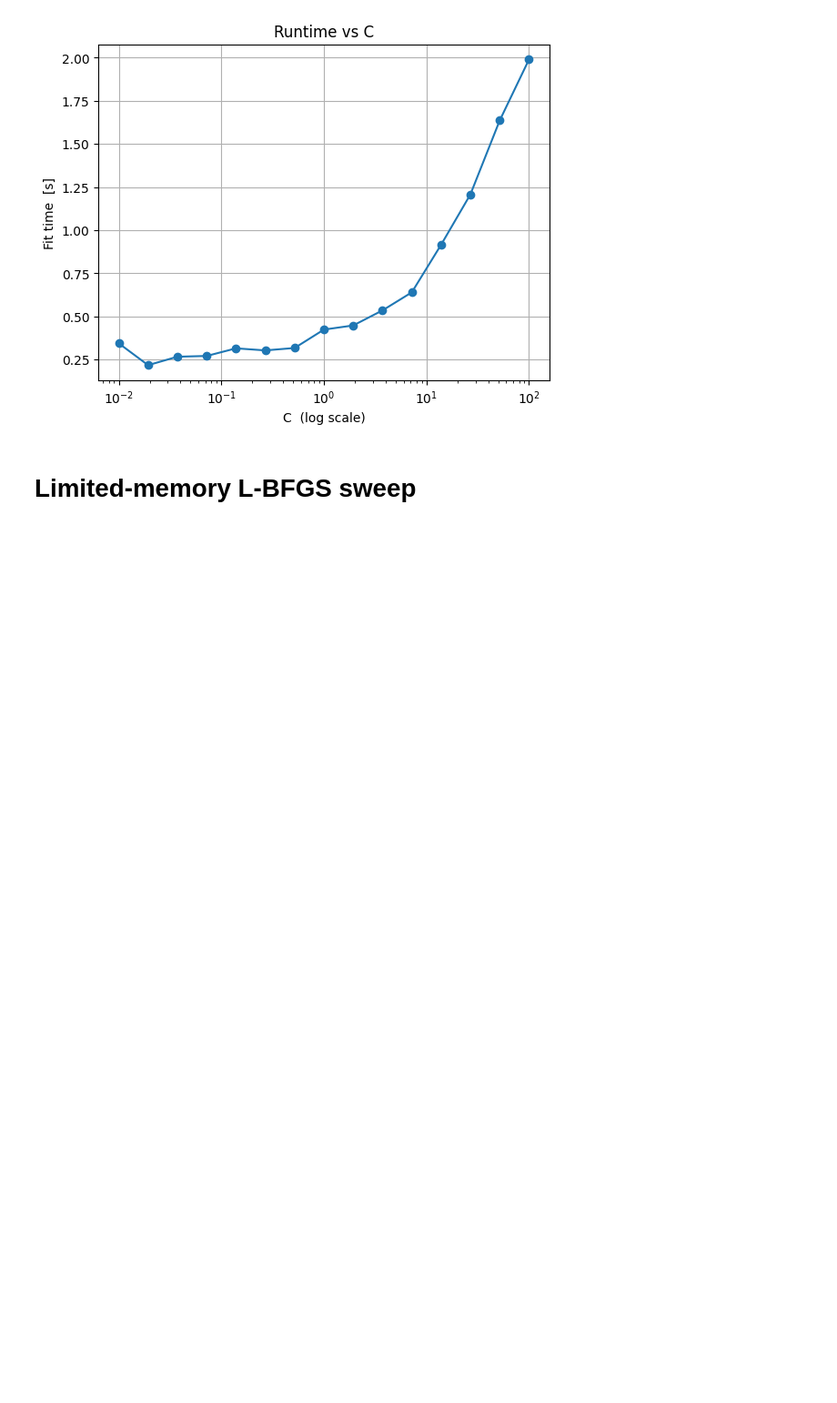
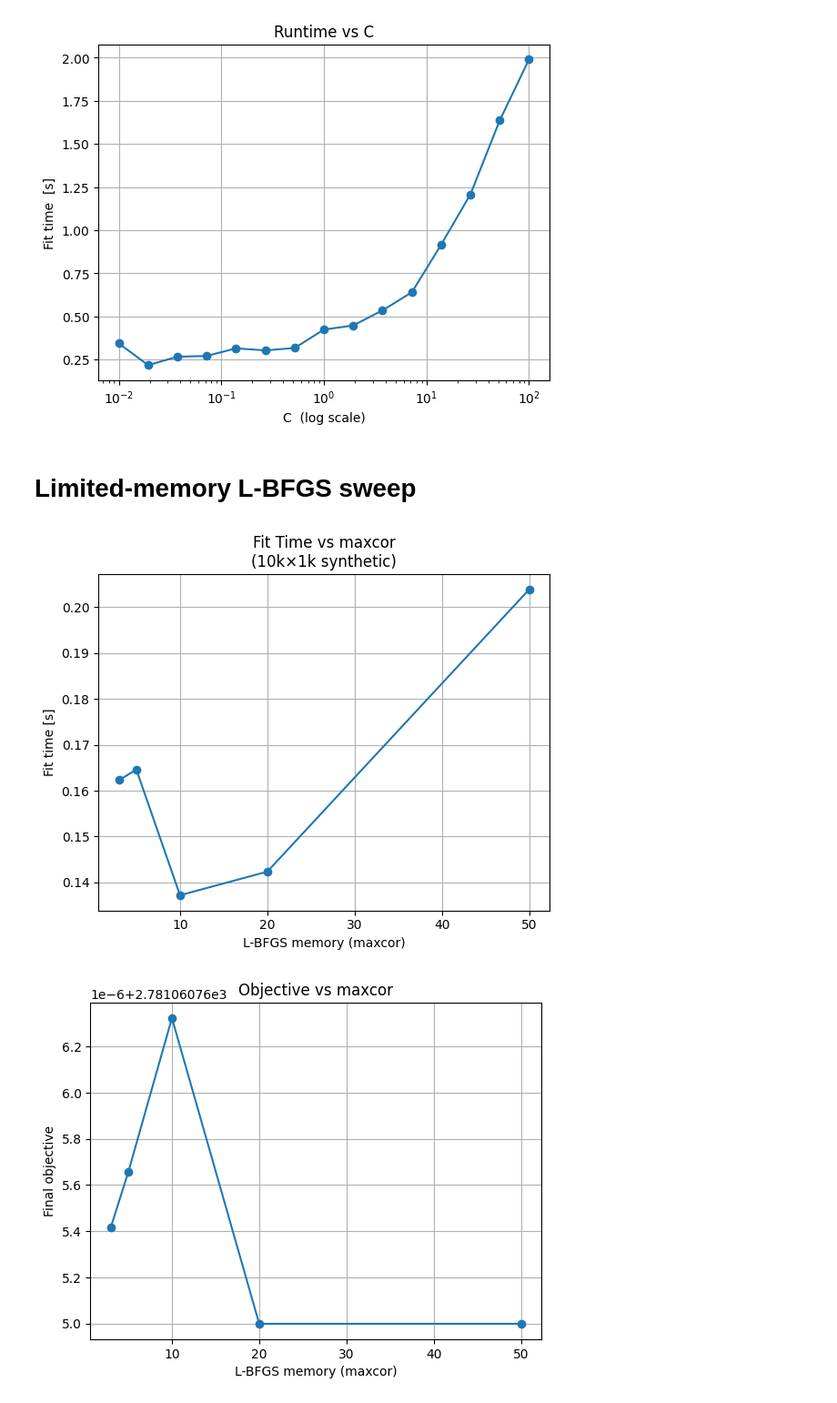
Before and after one commit to jswistak/optimization-project, a Jupyter notebook: test.ipynb, the cells around one changed output. Shown: that part at 91% size. Cells and saved outputs as stored; diff of their text form; code cells hidden in the pictures; blank space fills up the shorter version.

```diff
--- a/test.ipynb
+++ b/test.ipynb
@@ -385,19 +384,12 @@ plt.grid(True)
 [figure]
 [figure]
 # %% [markdown]
-# Limited‐memory L-BFGS sweep
+# Limited-memory L-BFGS sweep
 # %%
 
-import time
-import numpy as np
-import matplotlib.pyplot as plt
-from sklearn.model_selection import train_test_split
-from sklearn.metrics import accuracy_score
-
-
 X, y = generate_large_synthetic_dataset(
-    n_samples=100_000,
-    n_features=20_000,
+    n_samples=10_000,
+    n_features=1_000,
     informative_fraction=0.2,
     density=0.05,
     mean_shift=2.0,
@@ -406,47 +398,45 @@ X, y = generate_large_synthetic_dataset(
 )
 X_train, X_test, y_train, y_test = train_test_split(X, y, test_size=0.2, random_state=0)
 
-# 2) Sweep 'maxcor' values
 maxcors    = [3, 5, 10, 20, 50]
 fit_times  = []
 objectives = []
 accuracies = []
 
 for m in maxcors:
-    # Note: assumes you’ve extended your model to accept lbfgs_m and pass it as:
-    #    options={"maxcor": lbfgs_m} in scipy.optimize.minimize
     clf = L1LogisticRegression(C=1.0, method="L-BFGS-B", lbfgs_m=m)
 
     start = time.time()
     clf.fit(X_train, y_train)
     fit_times.append(time.time() - start)
 
-    # final objective = last entry in loss_history
     objectives.append(clf.loss_history[-1])
 
     y_pred = clf.predict(X_test)
     accuracies.append(accuracy_score(y_test, y_pred))
 
-# 3) Plotting
 plt.figure()
 plt.plot(maxcors, fit_times, marker='o')
 plt.xlabel("L-BFGS memory (maxcor)")
 plt.ylabel("Fit time [s]")
-plt.title("Fit Time vs maxcor\n(100k×20k synthetic)")
+plt.title("Fit Time vs maxcor\n(10k×1k synthetic)")
 plt.grid(True)
 
 plt.figure()
 plt.plot(maxcors, objectives, marker='o')
 plt.xlabel("L-BFGS memory (maxcor)")
 plt.ylabel("Final objective")
 plt.title("Objective vs maxcor")
 plt.grid(True)
 
 plt.figure()
 plt.plot(maxcors, accuracies, marker='o')
 plt.xlabel("L-BFGS memory (maxcor)")
 plt.ylabel("Test accuracy")
 plt.title("Accuracy vs maxcor")
 plt.grid(True)
 
 plt.show()
+# %% [output]
+[figure, added]
+[figure, added]
```
Also changed, not shown: parts of 3 cells of this notebook.
